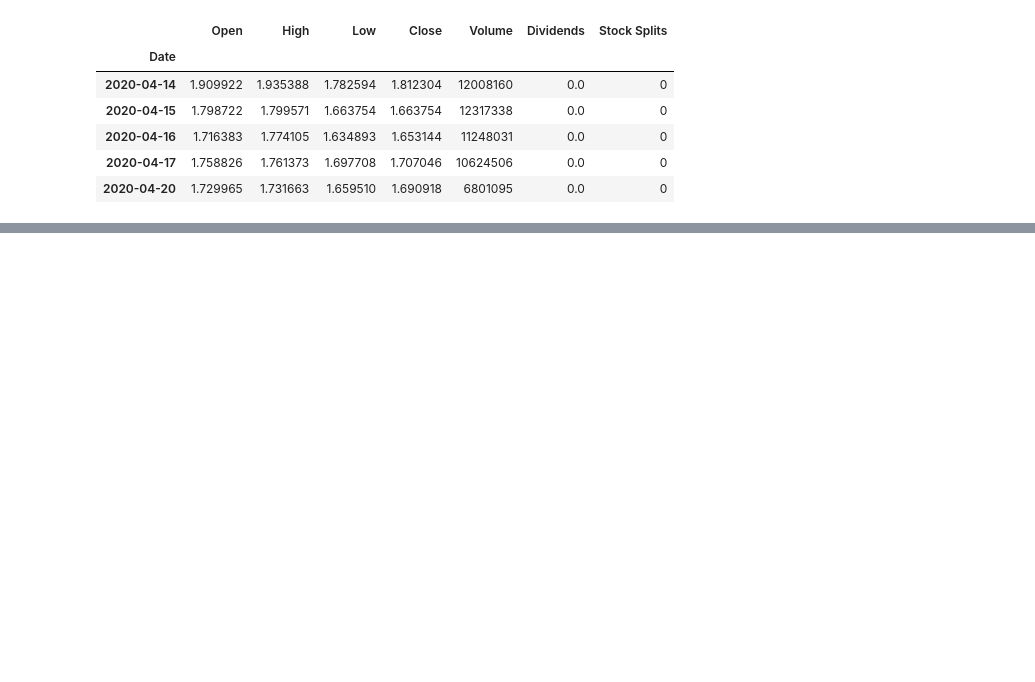
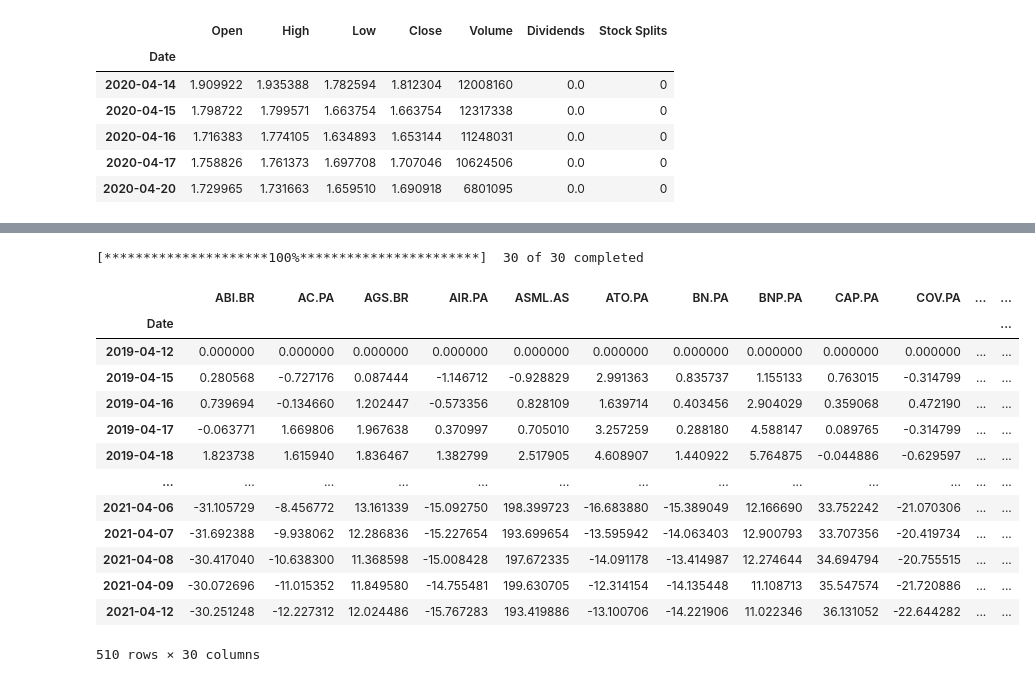
Before and after one commit to cdignam8304/euronext-stocks, a Jupyter notebook: notebooks/get_data.ipynb, the cells around one changed output, grey strips where cells are left out. Drawn from its saved outputs; the diff is of its cells as text; code cells hidden in the pictures; blank space fills up the shorter version.

```diff
--- a/notebooks/get_data.ipynb
+++ b/notebooks/get_data.ipynb
@@ -105,0 +176,8 @@ hist.head()
+# %%
+data = yf.download(
+    tickers=euronext100,
+    period="2y",
+    interval="1d",
+)["Close"]
+# %% [output]
+[*********************100%***********************]  30 of 30 completed
@@ -106 +188,18 @@ hist.head()
+# %%
+df_diff
+# %% [output]
+|  | ABI.BR | AC.PA | AGS.BR | AIR.PA | ASML.AS | ATO.PA | BN.PA | BNP.PA | CAP.PA | COV.PA | ... | ... |
+| Date |  |  |  |  |  |  |  |  |  |  |  | ... |
+| 2019-04-12 | 0.000000 | 0.000000 | 0.000000 | 0.000000 | 0.000000 | 0.000000 | 0.000000 | 0.000000 | 0.000000 | 0.000000 | ... | ... |
+| 2019-04-15 | 0.280568 | -0.727176 | 0.087444 | -1.146712 | -0.928829 | 2.991363 | 0.835737 | 1.155133 | 0.763015 | -0.314799 | ... | ... |
+| 2019-04-16 | 0.739694 | -0.134660 | 1.202447 | -0.573356 | 0.828109 | 1.639714 | 0.403456 | 2.904029 | 0.359068 | 0.472190 | ... | ... |
+| 2019-04-17 | -0.063771 | 1.669806 | 1.967638 | 0.370997 | 0.705010 | 3.257259 | 0.288180 | 4.588147 | 0.089765 | -0.314799 | ... | ... |
+| 2019-04-18 | 1.823738 | 1.615940 | 1.836467 | 1.382799 | 2.517905 | 4.608907 | 1.440922 | 5.764875 | -0.044886 | -0.629597 | ... | ... |
+| ... | ... | ... | ... | ... | ... | ... | ... | ... | ... | ... | ... | ... |
+| 2021-04-06 | -31.105729 | -8.456772 | 13.161339 | -15.092750 | 198.399723 | -16.683880 | -15.389049 | 12.166690 | 33.752242 | -21.070306 | ... | ... |
+| 2021-04-07 | -31.692388 | -9.938062 | 12.286836 | -15.227654 | 193.699654 | -13.595942 | -14.063403 | 12.900793 | 33.707356 | -20.419734 | ... | ... |
+| 2021-04-08 | -30.417040 | -10.638300 | 11.368598 | -15.008428 | 197.672335 | -14.091178 | -13.414987 | 12.274644 | 34.694794 | -20.755515 | ... | ... |
+| 2021-04-09 | -30.072696 | -11.015352 | 11.849580 | -14.755481 | 199.630705 | -12.314154 | -14.135448 | 11.108713 | 35.547574 | -21.720886 | ... | ... |
+| 2021-04-12 | -30.251248 | -12.227312 | 12.024486 | -15.767283 | 193.419886 | -13.100706 | -14.221906 | 11.022346 | 36.131052 | -22.644282 | ... | ... |
+510 rows × 30 columns
 # %%
```
Also changed, not shown: parts of 17 cells of this notebook.
